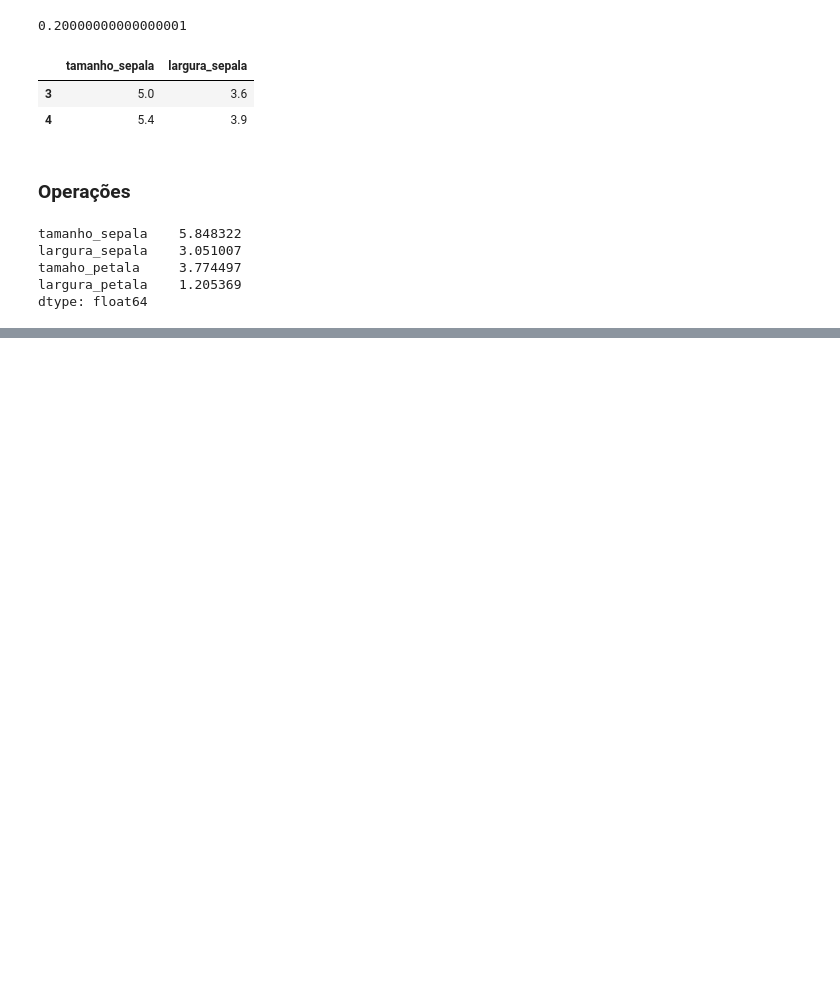
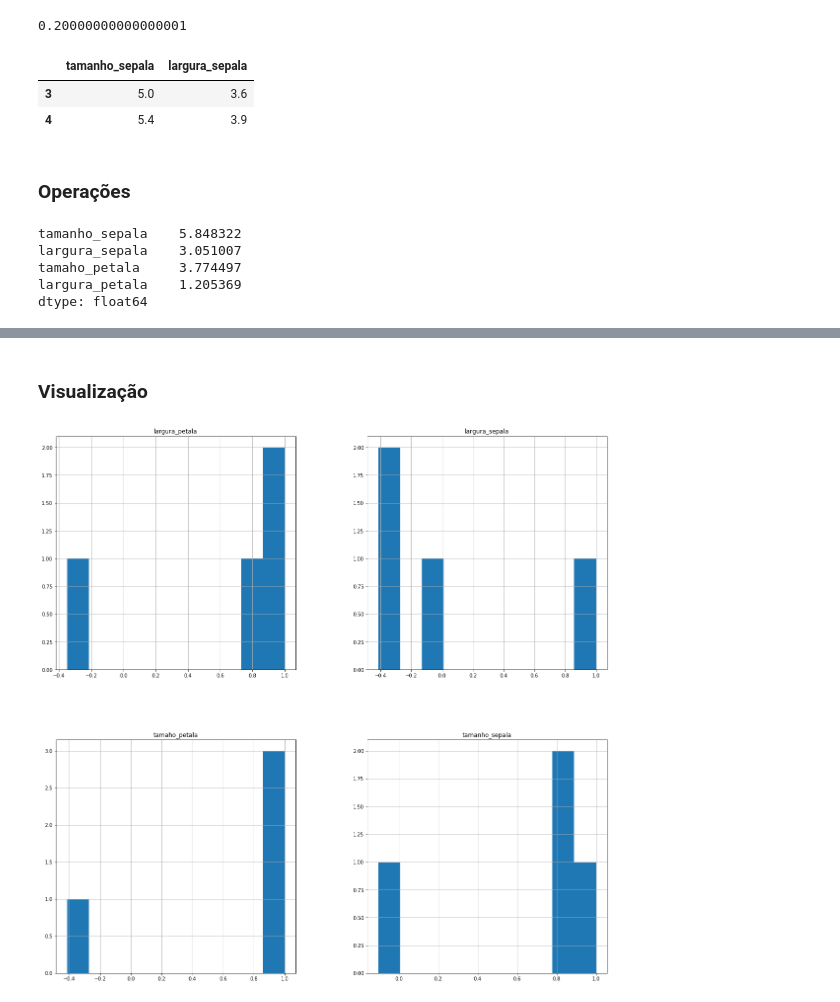
Before and after one commit to ciencia-de-dados-pratica/praticas, a Jupyter notebook: praticas/tutorial-pandas.ipynb, the cells around one changed output, grey strips where cells are left out. Drawn from its saved outputs; the diff is of its cells as text; code cells hidden in the pictures; blank space fills up the shorter version.

```diff
--- a/praticas/tutorial-pandas.ipynb
+++ b/praticas/tutorial-pandas.ipynb
@@ -393,3 +419,6 @@ largura_sepala    3.051007
 tamaho_petala     3.774497
 largura_petala    1.205369
 dtype: float64
+# %%
+correlacao = iris.corr()
+correlacao
@@ -395,0 +431,6 @@ dtype: float64
+# %% [markdown]
+### Visualização
+# %%
+correlacao.hist(figsize=(20,20));
+# %% [output]
+[figure, added]
```
Also changed, not shown: parts of 5 cells of this notebook, 1 other file.
